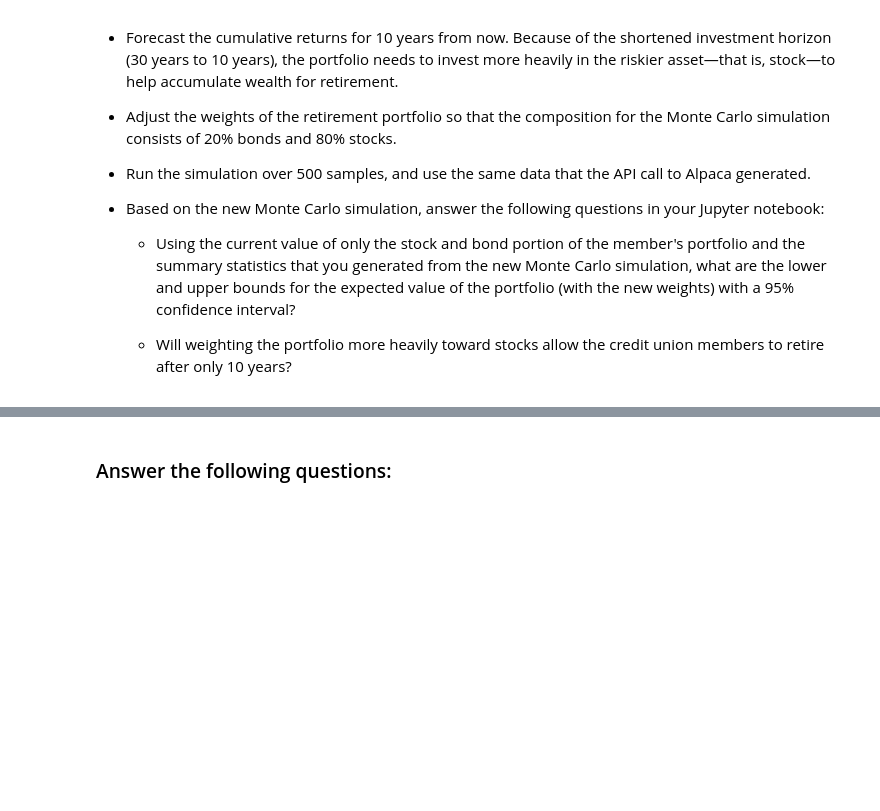
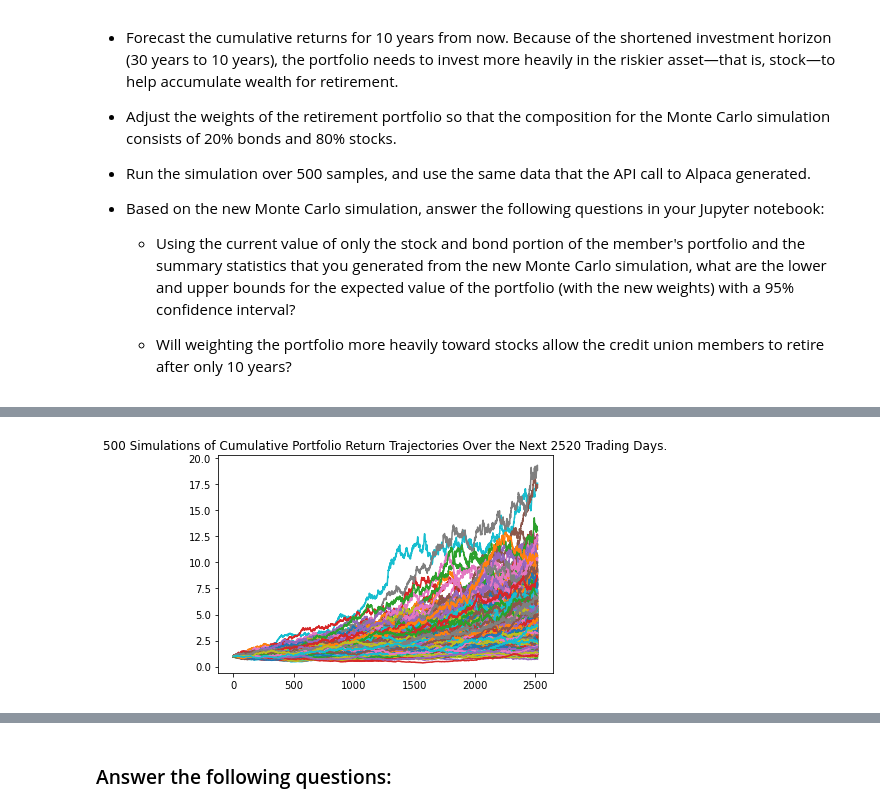
Before and after one commit to douglasg-fintec/Financial-Planner, a Jupyter notebook: financial_planning_tools.ipynb, the cells around one changed output, grey strips where cells are left out. Saved outputs shown, nothing was run; the diff lists cells and outputs as text; code cells hidden in the pictures; blank space fills up the shorter version.

```diff
--- a/financial_planning_tools.ipynb
+++ b/financial_planning_tools.ipynb
@@ -538,7 +616,14 @@ For this new Monte Carlo simulation, do the following:
 # Configure a Monte Carlo simulation to forecast 10 years cumulative returns
 # The weights should be split 20% to AGG and 80% to SPY.
 # Run 500 samples.
-# YOUR CODE HERE
+MC_tenyear = MCSimulation (
+    portfolio_data = prices_df,
+    weights =[.20,.80],
+    num_simulation = 500,
+    num_trading_days = 252 * 10
+)
+# Review the first 5 rows of the MCSimulation
+MC_tenyear.portfolio_data.head()
 
 # Review the simulation input data
-# YOUR CODE HERE
+print(prices_df.describe())
@@ -548,7 +672,12 @@ For this new Monte Carlo simulation, do the following:
 # %%
 # Visualize the 10-year Monte Carlo simulation by creating an
 # overlay line plot
-# YOUR CODE HERE
+MC_simulation_line_plot = MC_tenyear.plot_simulation()
+
+# Save the plot for future use
+MC_simulation_line_plot.get_figure().savefig("MC_tenyear_simulation_plot.png", bbox_inches="tight")
+# %% [output]
+[figure, added]
 # %%
 # Visualize the probability distribution of the 10-year Monte Carlo simulation
 # by plotting a histogram
```
Also changed, not shown: parts of 29 cells of this notebook, 4 other files.
